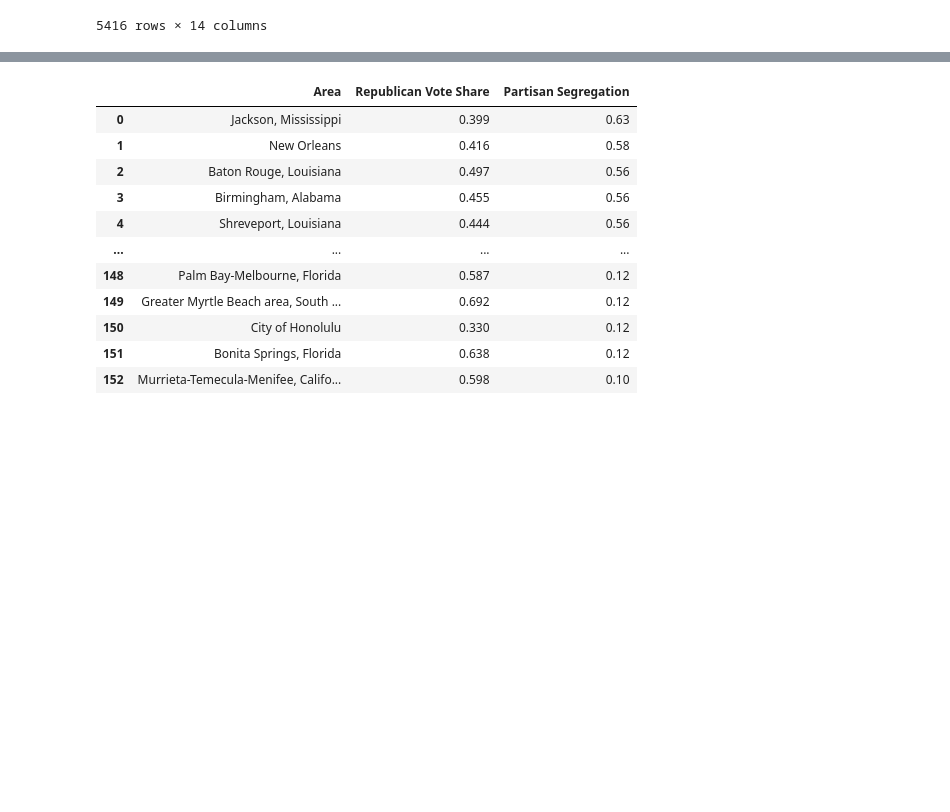
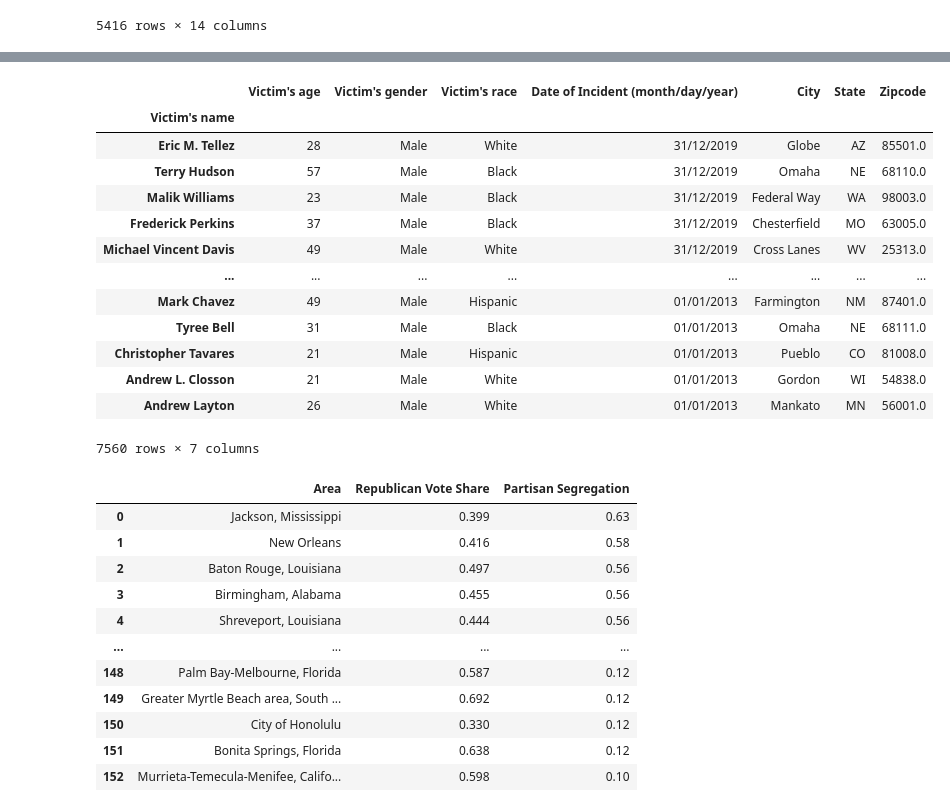
Before and after one commit to tylerspck/ETL-Project, a Jupyter notebook: Susan Notebook.ipynb, the cells around one changed output, grey strips where cells are left out. Cells and saved outputs as stored; diff of their text form; code cells hidden in the pictures; blank space fills up the shorter version.

```diff
--- a/Susan Notebook.ipynb
+++ b/Susan Notebook.ipynb
@@ -132,3 +160,24 @@ killings_df
+# %%
+#Additional cleaning of data by dropping nan
+newCleankillings_df_df= killings_df[["Victim's age", "Victim's gender", "Victim's race", "Date of Incident (month/day/year)",
+                                                 "City", "State", "Zipcode"]]
+newCleankillings_df=Cleankillings_df.dropna()
+newCleankillings_df
+# %% [output]
+|  | Victim's age | Victim's gender | Victim's race | Date of Incident (month/day/year) | City | State | Zipcode |
+| Victim's name |  |  |  |  |  |  |  |
+| Eric M. Tellez | 28 | Male | White | 31/12/2019 | Globe | AZ | 85501.0 |
+| Terry Hudson | 57 | Male | Black | 31/12/2019 | Omaha | NE | 68110.0 |
+| Malik Williams | 23 | Male | Black | 31/12/2019 | Federal Way | WA | 98003.0 |
+| Frederick Perkins | 37 | Male | Black | 31/12/2019 | Chesterfield | MO | 63005.0 |
+| Michael Vincent Davis | 49 | Male | White | 31/12/2019 | Cross Lanes | WV | 25313.0 |
+| ... | ... | ... | ... | ... | ... | ... | ... |
+| Mark Chavez | 49 | Male | Hispanic | 01/01/2013 | Farmington | NM | 87401.0 |
+| Tyree Bell | 31 | Male | Black | 01/01/2013 | Omaha | NE | 68111.0 |
+| Christopher Tavares | 21 | Male | Hispanic | 01/01/2013 | Pueblo | CO | 81008.0 |
+| Andrew L. Closson | 21 | Male | White | 01/01/2013 | Gordon | WI | 54838.0 |
+| Andrew Layton | 26 | Male | White | 01/01/2013 | Mankato | MN | 56001.0 |
+7560 rows × 7 columns
 # %%
 politics_file = 'Police Dataset/politics_538.csv'
 politics_df = pd.read_csv(politics_file)
```
Also changed, not shown: parts of 6 cells of this notebook, 1 other file.
